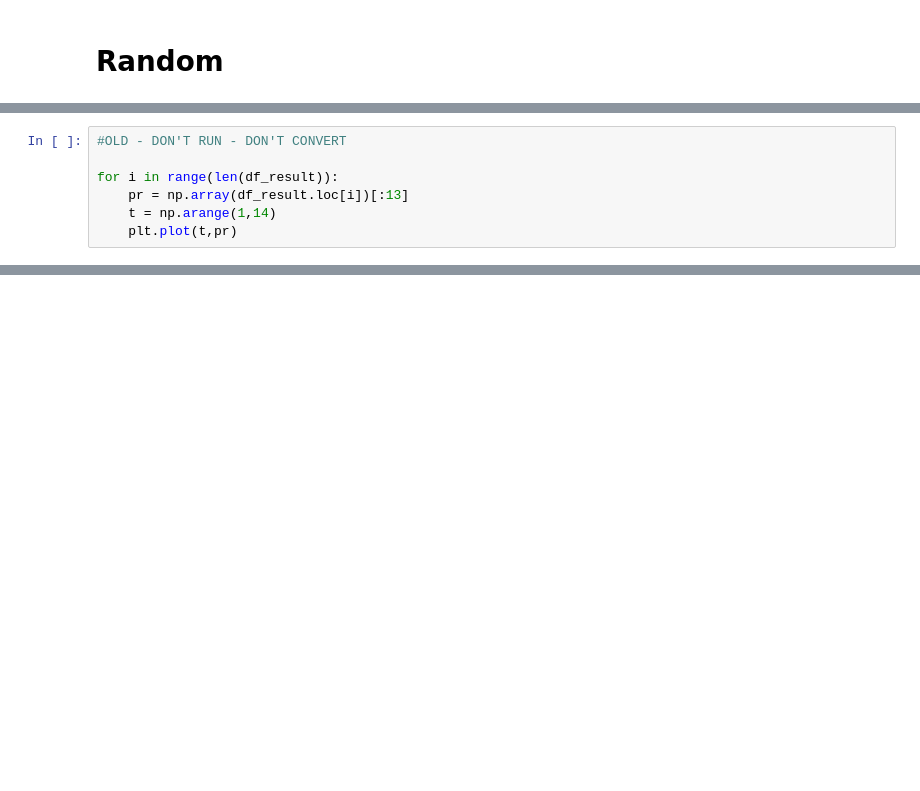
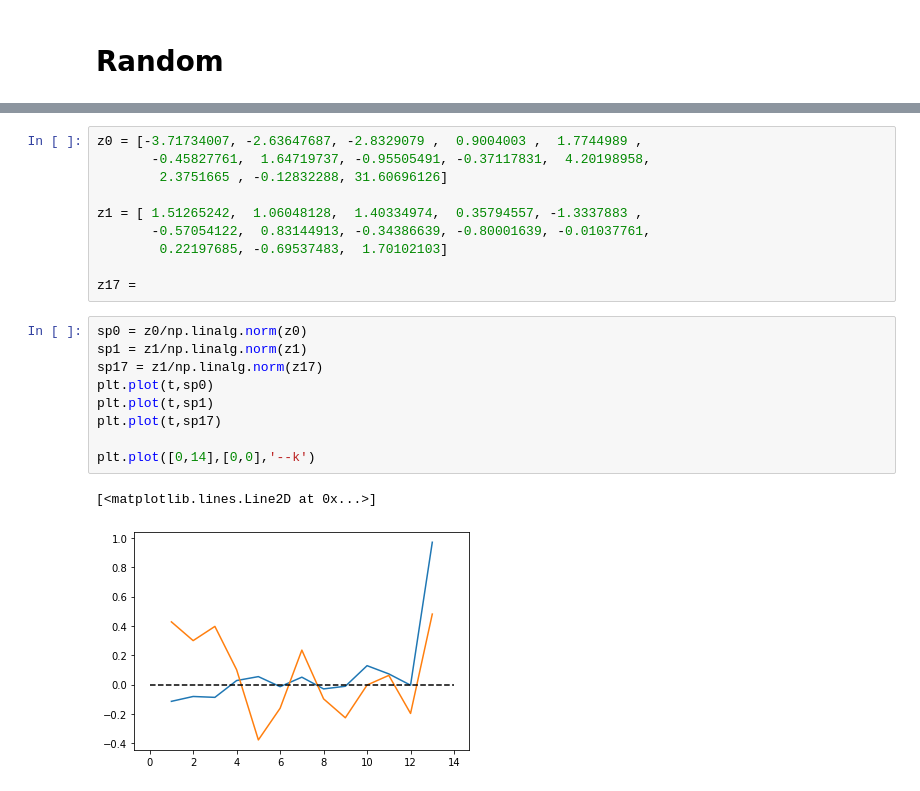
Before and after one commit to EnricoBorriello/Triads_Topology_Bio_Nets, a Jupyter notebook: Cell Collective.ipynb, the cells around one changed output, grey strips where cells are left out. Saved outputs shown, nothing was run; the diff lists cells and outputs as text; blank space fills up the shorter version.

```diff
--- a/Cell Collective.ipynb
+++ b/Cell Collective.ipynb
@@ -232,7 +147,0 @@ for i in range(len(df2)):
-# %%
-#OLD - DON'T RUN - DON'T CONVERT
-
-for i in range(len(df_result)):
-    pr = np.array(df_result.loc[i])[:13]
-    t = np.arange(1,14)
-    plt.plot(t,pr)
@@ -266,0 +188,22 @@ plt.plot([0,14],[1,1],'--k')
+# %%
+z0 = [-3.71734007, -2.63647687, -2.8329079 ,  0.9004003 ,  1.7744989 ,
+       -0.45827761,  1.64719737, -0.95505491, -0.37117831,  4.20198958,
+        2.3751665 , -0.12832288, 31.60696126]
+
+z1 = [ 1.51265242,  1.06048128,  1.40334974,  0.35794557, -1.3337883 ,
+       -0.57054122,  0.83144913, -0.34386639, -0.80001639, -0.01037761,
+        0.22197685, -0.69537483,  1.70102103]
+
+z17 =
+# %%
+sp0 = z0/np.linalg.norm(z0)
+sp1 = z1/np.linalg.norm(z1)
+sp17 = z1/np.linalg.norm(z17)
+plt.plot(t,sp0)
+plt.plot(t,sp1)
+plt.plot(t,sp17)
+
+plt.plot([0,14],[0,0],'--k')
+# %% [output]
+[<matplotlib.lines.Line2D at 0x...>]
+[figure, added]
```
Also changed, not shown: parts of 22 cells of this notebook.
